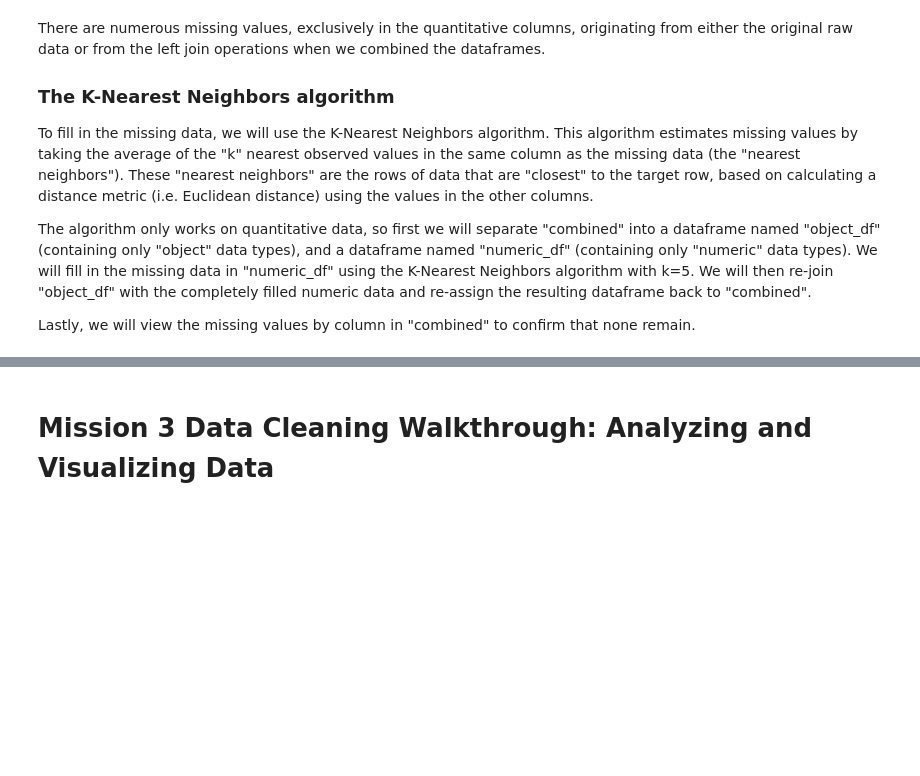
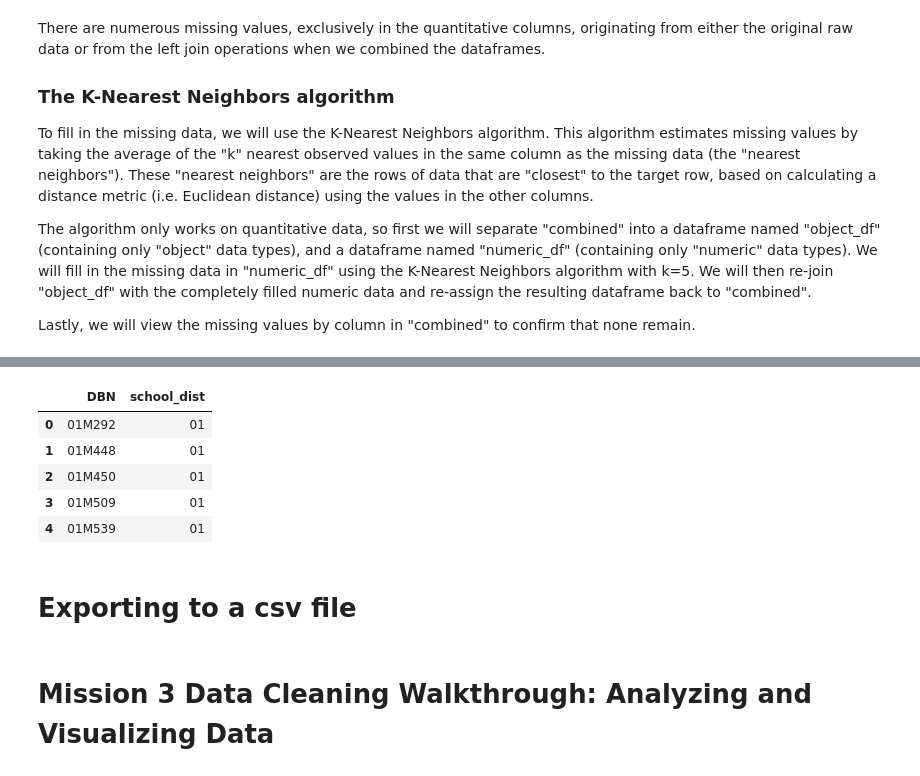
Before and after one commit to JustinToribio/cleaning-nyc-hs-data, a Jupyter notebook: notebooks/1.0-jt-clean-analyze-nyc-hs-data.ipynb, the cells around one changed output, grey strips where cells are left out. Cells and saved outputs as stored; diff of their text form; code cells hidden in the pictures; blank space fills up the shorter version.

Commit message:
notebook: mapping school district drafted

```diff
--- a/notebooks/1.0-jt-clean-analyze-nyc-hs-data.ipynb
+++ b/notebooks/1.0-jt-clean-analyze-nyc-hs-data.ipynb
@@ -944,3 +936,0 @@ def first_two(string):
-# %%
-combined['school_dist'] = combined['DBN'].apply(first_two)
-combined[['DBN', 'school_dist']].head()
@@ -947,3 +941,16 @@ combined[['DBN', 'school_dist']].head()
+# %%
+# Add a "school_dist" column and view the first 5 rows of "DBN" and "school_dist".
+combined["school_dist"] = combined["DBN"].apply(lambda string: string[:2])
+combined[["DBN", "school_dist"]].head()
+# %% [output]
+|  | DBN | school_dist |
+| 0 | 01M292 | 01 |
+| 1 | 01M448 | 01 |
+| 2 | 01M450 | 01 |
+| 3 | 01M509 | 01 |
+| 4 | 01M539 | 01 |
+# %% [markdown]
+# Exporting to a csv file
 # %% [markdown]
 # Mission 3 Data Cleaning Walkthrough: Analyzing and Visualizing Data
 # %% [markdown]
```
Also changed, not shown: parts of 5 cells of this notebook.
